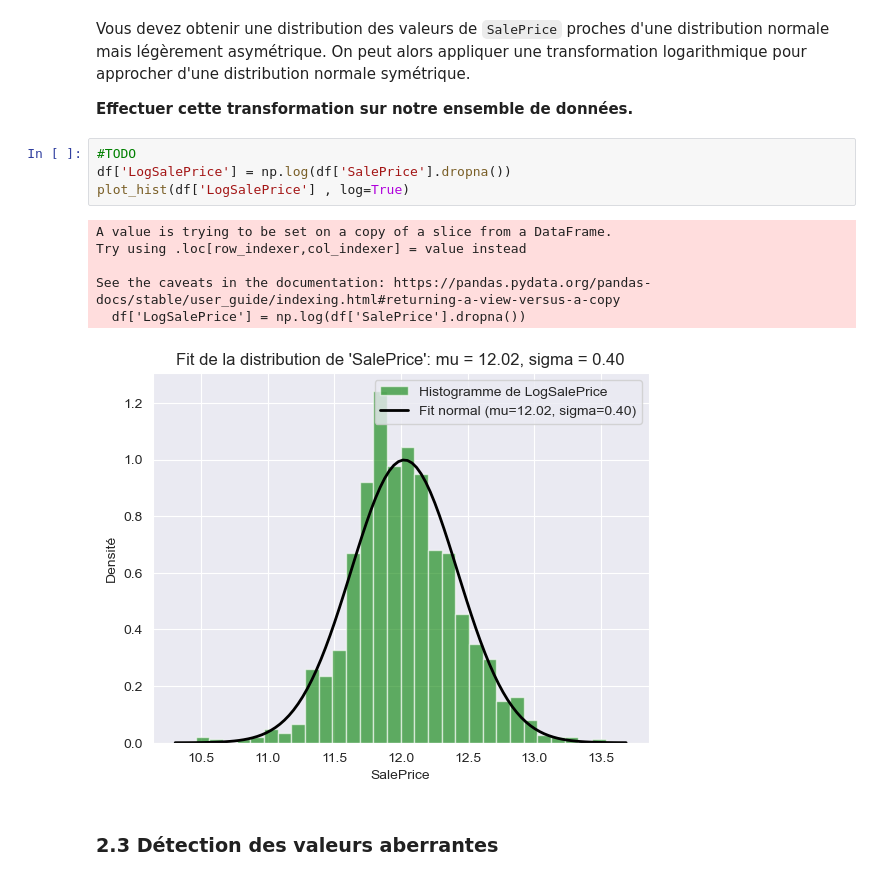
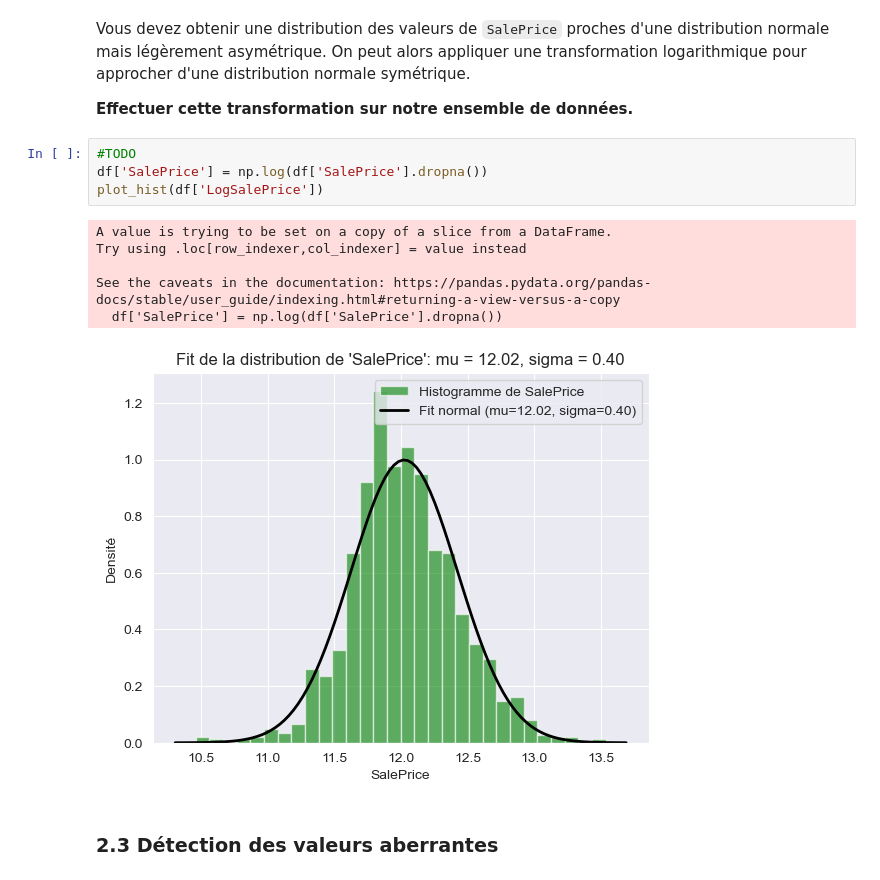
Before and after one commit to mohamedali05/TP1_INF8111, a Jupyter notebook: TP1_A24.ipynb, the cells around one changed output. Cells and saved outputs as stored; diff of their text form.

```diff
--- a/TP1_A24.ipynb
+++ b/TP1_A24.ipynb
@@ -316,15 +317,15 @@ Vous devez obtenir une distribution des valeurs de `SalePrice` proches d'une dis
 **Effectuer cette transformation sur notre ensemble de données.**
 # %%
 #TODO
-df['LogSalePrice'] = np.log(df['SalePrice'].dropna())
-plot_hist(df['LogSalePrice'] , log=True)
+df['SalePrice'] = np.log(df['SalePrice'].dropna())
+plot_hist(df['LogSalePrice'])
 # %% [output]
 A value is trying to be set on a copy of a slice from a DataFrame.
 Try using .loc[row_indexer,col_indexer] = value instead
 
 See the caveats in the documentation: https://pandas.pydata.org/pandas-docs/stable/user_guide/indexing.html#returning-a-view-versus-a-copy
-  df['LogSalePrice'] = np.log(df['SalePrice'].dropna())
+  df['SalePrice'] = np.log(df['SalePrice'].dropna())
-[figure, old version]
+[figure, new version]
 # %% [markdown]
 ### 2.3 Détection des valeurs aberrantes
 # %% [markdown]
```
Also changed, not shown: parts of 13 cells of this notebook.
